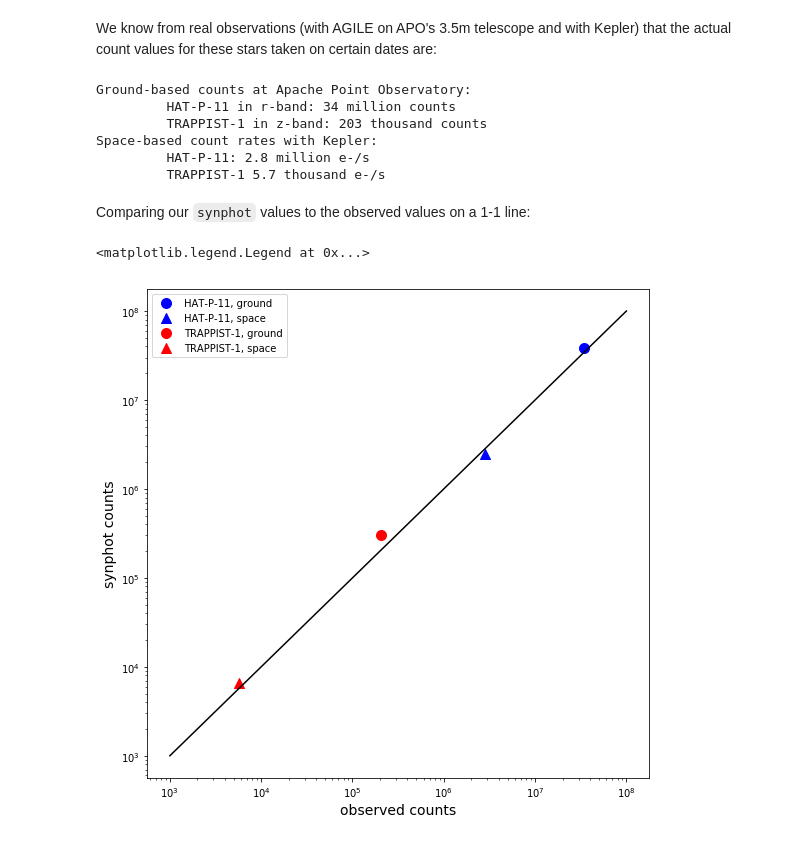
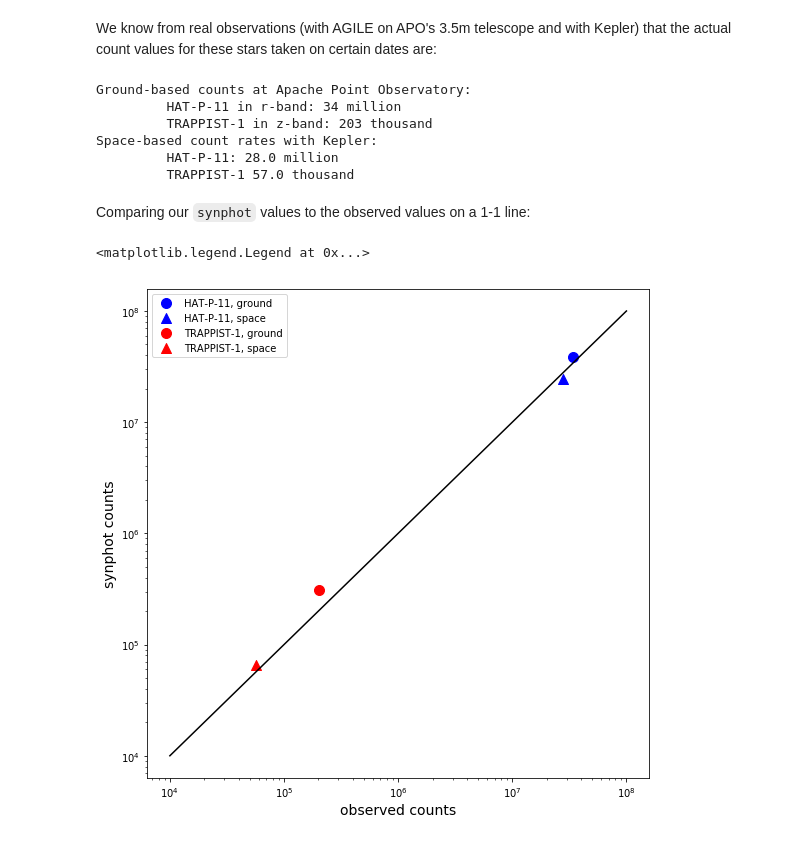
Before and after one commit to tcjansen/GSoC, a Jupyter notebook: observing_examples.ipynb, the cells around one changed output. Cells and saved outputs as stored; diff of their text form; code cells hidden in the pictures.

Commit message:
Changed kepler example from count rates to counts

```diff
--- a/observing_examples.ipynb
+++ b/observing_examples.ipynb
@@ -352,8 +352,5 @@ stars = {'hatp11': {'spectrum': photlam_hatp11},
         }
 
 for star in stars.keys():
-    stars[star]['observation'] = Observation(stars[star]['spectrum'],
-                                  kepler_response,
-                                  binset=kepler_response.waveset,
-                                  force='taper')
+    stars[star]['observation'] = Observation(stars[star]['spectrum'], kepler_response)
 # %% [markdown]
@@ -362,9 +359,10 @@ Compute the countrates for the two stars:
 kepler_area = np.pi * (1.4 * u.m / 2) ** 2  # area of Kepler's primary mirror
 
 for star in stars.keys():
-    stars[star]['countrate'] = stars[star]['observation'].countrate(area=kepler_area)
+    countrate = stars[star]['observation'].countrate(area=kepler_area)
+    stars[star]['counts'] = countrate * 10 * u.s
 
-print('synphot count rates:')
-print('\t HAT-P-11:', round(stars['hatp11']['countrate'].value / 1e6, 1), 'million e-/s')
-print('\t TRAPPIST-1', round(stars['trappist1']['countrate'].value / 1e3, 1), 'thousand e-/s')
+print('synphot counts in 10s exposure:')
+print('\t HAT-P-11:', round(stars['hatp11']['counts'].value / 1e6, 1), 'million')
+print('\t TRAPPIST-1', round(stars['trappist1']['counts'].value / 1e3, 1), 'thousand')
 # %% [output]
@@ -378,47 +376,48 @@ synphot count rates:
 We know from real observations (with AGILE on APO's 3.5m telescope and with Kepler) that the actual count values for these stars taken on certain dates are:
 # %%
 hatp11_r_apo = 34000000
-hatp11_kepler = 2800000
+hatp11_kepler = 28000000
 trappist1_z_apo = 203000
-trappist1_kepler = 5700
+trappist1_kepler = 57000
 # %%
 print('Ground-based counts at Apache Point Observatory:')
-print('\t HAT-P-11 in r-band:', int(hatp11_r_apo / 1e6), 'million counts')
-print('\t TRAPPIST-1 in z-band:', int(trappist1_z_apo / 1e3), 'thousand counts')
+print('\t HAT-P-11 in r-band:', int(hatp11_r_apo / 1e6), 'million')
+print('\t TRAPPIST-1 in z-band:', int(trappist1_z_apo / 1e3), 'thousand')
 print('Space-based count rates with Kepler:')
-print('\t HAT-P-11:', round(hatp11_kepler / 1e6, 1), 'million e-/s')
-print('\t TRAPPIST-1', round(trappist1_kepler / 1e3, 1), 'thousand e-/s')
+print('\t HAT-P-11:', round(hatp11_kepler / 1e6, 1), 'million')
+print('\t TRAPPIST-1', round(trappist1_kepler / 1e3, 1), 'thousand')
 # %% [output]
 Ground-based counts at Apache Point Observatory:
-         HAT-P-11 in r-band: 34 million counts
-         TRAPPIST-1 in z-band: 203 thousand counts
+         HAT-P-11 in r-band: 34 million
+         TRAPPIST-1 in z-band: 203 thousand
 Space-based count rates with Kepler:
-         HAT-P-11: 2.8 million e-/s
-         TRAPPIST-1 5.7 thousand e-/s
+         HAT-P-11: 28.0 million
+         TRAPPIST-1 57.0 thousand
 # %% [markdown]
 Comparing our `synphot` values to the observed values on a 1-1 line:
 # %%
 fig = plt.figure(figsize=(9, 9))
 
 plt.scatter(hatp11_r_apo, counts_hatp11,
             color='b', s=100, label="HAT-P-11, ground")
-plt.scatter(hatp11_kepler, stars['hatp11']['countrate'],
+plt.scatter(hatp11_kepler, stars['hatp11']['counts'],
             color='b', marker= '^', s=100, label="HAT-P-11, space")
 plt.scatter(trappist1_z_apo, counts_trappist1,
             color='r', s=100, label='TRAPPIST-1, ground')
-plt.scatter(trappist1_kepler, stars['trappist1']['countrate'],
+plt.scatter(trappist1_kepler, stars['trappist1']['counts'],
             color='r', marker= '^', s=100, label='TRAPPIST-1, space')
 
 # one-to-one line
-plt.plot(np.linspace(1e3, 1e8, 20), np.linspace(1e3, 1e8, 20), color='black')
+countrange = np.linspace(1e4, 1e8, 20)
+plt.plot(countrange, countrange, color='black')
 
 plt.xscale('log')
 plt.yscale('log')
 
 plt.ylabel('synphot counts', size='14')
 plt.xlabel('observed counts', size='14')
 
 plt.legend()
 # %% [output]
 <matplotlib.legend.Legend at 0x...>
-[figure, old version]
+[figure, new version]
```
Also changed, not shown: parts of 3 cells of this notebook.
